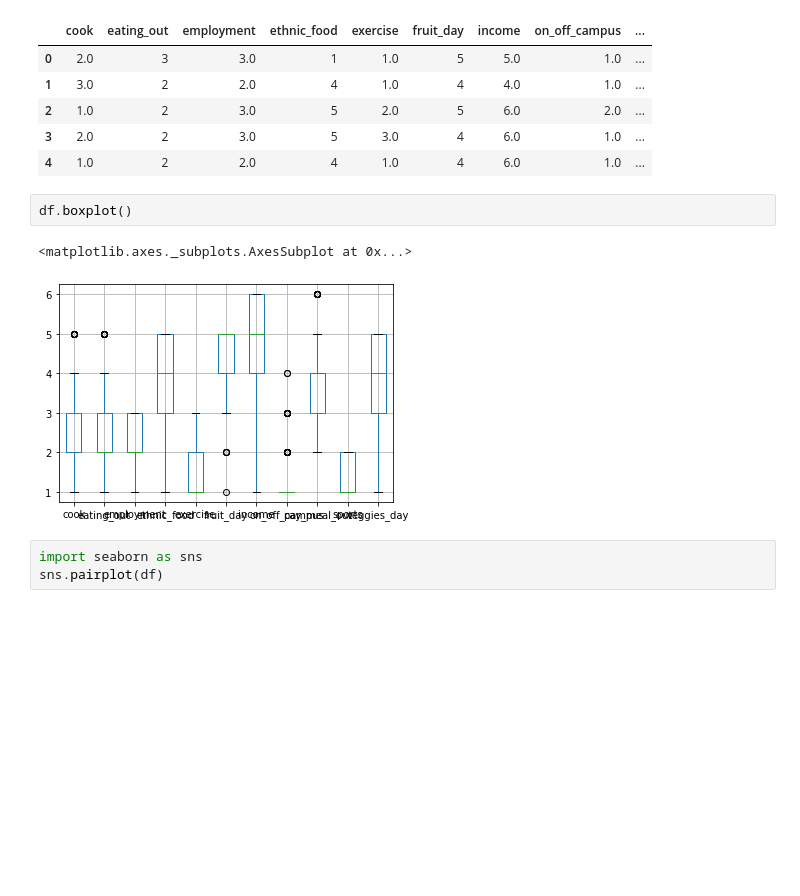
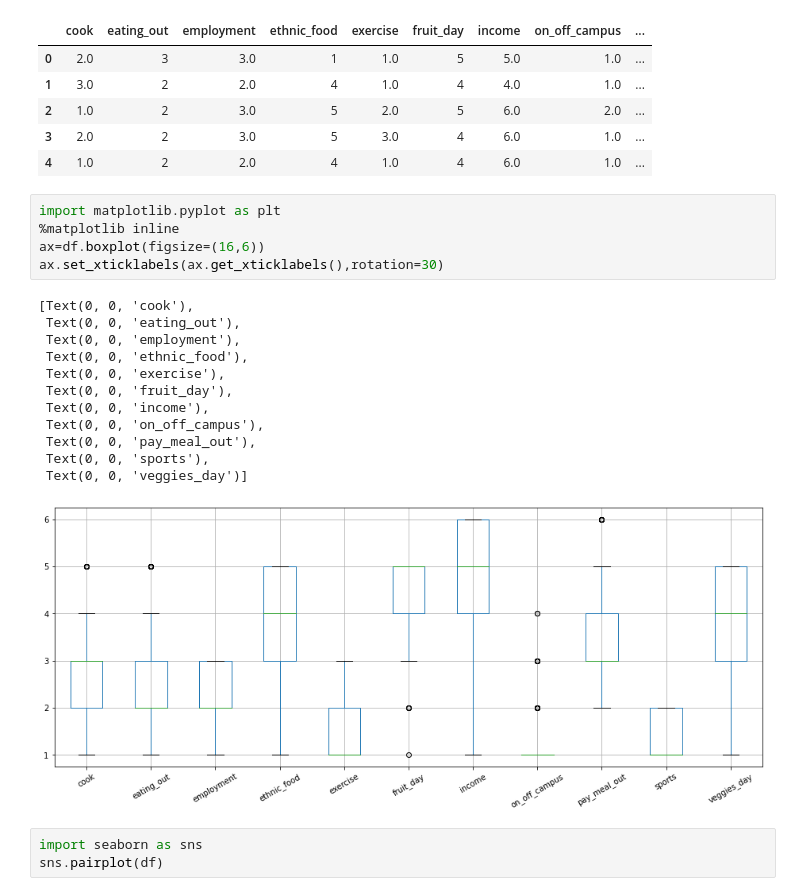
Before and after one commit to NiviShukla/Geolocational-Analysis, a Jupyter notebook: Task_1.ipynb, the cells around one changed output. Drawn from its saved outputs; the diff is of its cells as text; blank space fills up the shorter version.

```diff
--- a/Task_1.ipynb
+++ b/Task_1.ipynb
@@ -29,11 +29,24 @@ df.head()
 | 2 | 1.0 | 2 | 3.0 | 5 | 2.0 | 5 | 6.0 | 2.0 | ... |
 | 3 | 2.0 | 2 | 3.0 | 5 | 3.0 | 4 | 6.0 | 1.0 | ... |
 | 4 | 1.0 | 2 | 2.0 | 4 | 1.0 | 4 | 6.0 | 1.0 | ... |
-# %%
-df.boxplot()
-# %% [output]
-<matplotlib.axes._subplots.AxesSubplot at 0x...>
-[figure, removed]
+# %%
+import matplotlib.pyplot as plt
+%matplotlib inline
+ax=df.boxplot(figsize=(16,6))
+ax.set_xticklabels(ax.get_xticklabels(),rotation=30)
+# %% [output]
+[Text(0, 0, 'cook'),
+ Text(0, 0, 'eating_out'),
+ Text(0, 0, 'employment'),
+ Text(0, 0, 'ethnic_food'),
+ Text(0, 0, 'exercise'),
+ Text(0, 0, 'fruit_day'),
+ Text(0, 0, 'income'),
+ Text(0, 0, 'on_off_campus'),
+ Text(0, 0, 'pay_meal_out'),
+ Text(0, 0, 'sports'),
+ Text(0, 0, 'veggies_day')]
+[figure, added]
 # %%
 import seaborn as sns
 sns.pairplot(df)
```
